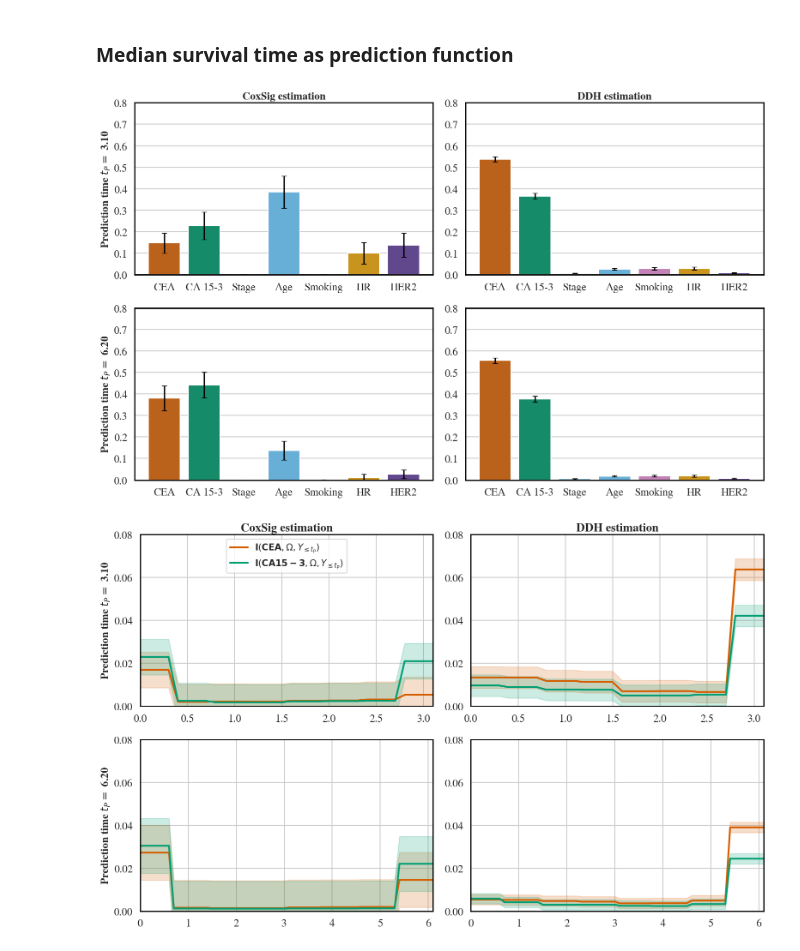
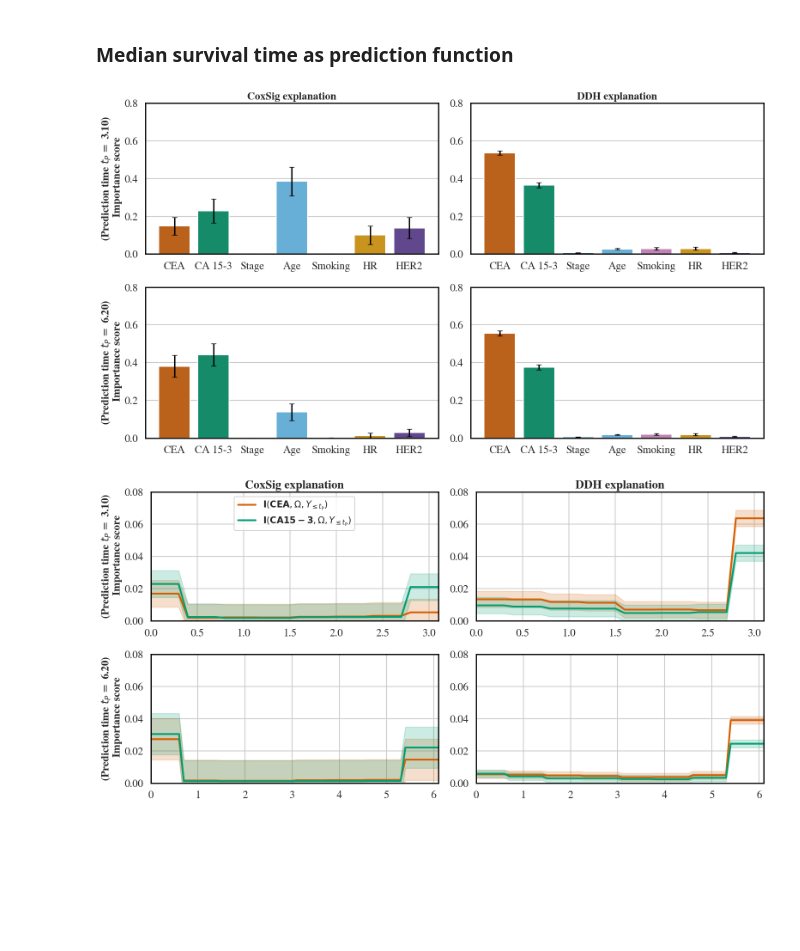
Before and after one commit to TeamHeKA/survinsights, a Jupyter notebook: MSK_figure_reproduce.ipynb, the cells around one changed output. Cells and saved outputs as stored; diff of their text form; code cells hidden in the pictures; blank space fills up the shorter version.

```diff
--- a/MSK_figure_reproduce.ipynb
+++ b/MSK_figure_reproduce.ipynb
@@ -242,7 +242,7 @@ def plot_IS_longi(mean_shap_at_pt, std_shap_at_pt, ax):
     ax.set_ylim(0, .08)
 
 
-fig, axs = plt.subplots(2, 2, figsize=(16,10))
+fig, axs = plt.subplots(2, 2, figsize=(16,8))
 
 for ax in fig.axes:
     [x.set_linewidth(2) for x in ax.spines.values()]
@@ -255,13 +255,15 @@ est_score_df, mean_shap_at_pt, std_shap_at_pt, ci_shap_at_pt, shap_per_feat = co
 plot_IS_feat(est_score_df, ci_shap_at_pt, axs[0, 0])
 # pred_time_idx = np.sum(~np.isnan(mean_shap_at_pt[0]))
 pred_time_idx = math.floor(pred_times[idx_pred_t]  / dt + 0.5)
-axs[0, 0].set_ylabel("Prediction time $t_P = $ {:.2f}".format((pred_time_idx) * dt), fontsize=18, fontweight="semibold")
-axs[0, 0].set_title("CoxSig estimation", fontsize=18, fontweight="semibold")
+axs[0, 0].vlines(1.6,ymin=0, ymax=1,color='red',linestyle='--',linewidth=4)
+axs[0, 0].set_ylabel("(Prediction time $t_P = $ {:.2f})".format((pred_time_idx) * dt) + "\n Importance score", fontsize=18, fontweight="semibold")
+axs[0, 0].set_title("CoxSig explanation", fontsize=18, fontweight="semibold")
 
 
 est_score_df, mean_shap_at_pt, std_shap_at_pt, ci_shap_at_pt, shap_per_feat = compute_IS(np.array(all_shap_DDH[idx_pred_t]))
 plot_IS_feat(est_score_df, ci_shap_at_pt, axs[0, 1])
-axs[0, 1].set_title("DDH estimation", fontsize=18, fontweight="semibold")
+axs[0, 1].vlines(1.6,ymin=0, ymax=1,color='red',linestyle='--',linewidth=4)
+axs[0, 1].set_title("DDH explanation", fontsize=18, fontweight="semibold")
 
 
 idx_pred_t = 1
@@ -269,11 +271,13 @@ est_score_df, mean_shap_at_pt, std_shap_at_pt, ci_shap_at_pt, shap_per_feat = co
 plot_IS_feat(est_score_df, ci_shap_at_pt, axs[1, 0])
 # pred_time_idx = np.sum(~np.isnan(mean_shap_at_pt[0]))
 pred_time_idx = math.floor(pred_times[idx_pred_t]  / dt + 0.5)
-axs[1, 0].set_ylabel("Prediction time $t_P = $ {:.2f}".format((pred_time_idx) * dt), fontsize=18, fontweight="semibold")
+axs[1, 0].vlines(1.6,ymin=0, ymax=1,color='red',linestyle='--',linewidth=4)
+axs[1, 0].set_ylabel("(Prediction time $t_P = $ {:.2f})".format((pred_time_idx) * dt) + "\n Importance score", fontsize=18, fontweight="semibold")
 
 
 est_score_df, mean_shap_at_pt, std_shap_at_pt, ci_shap_at_pt, shap_per_feat = compute_IS(np.array(all_shap_DDH[idx_pred_t]))
 plot_IS_feat(est_score_df, ci_shap_at_pt, axs[1, 1])
+axs[1, 1].vlines(1.6,ymin=0, ymax=1,color='red',linestyle='--',linewidth=4)
 
 plt.tight_layout()
 plt.savefig('figures/shap_MSK_mean_score_per_feat.pdf')
@@ -283,5 +287,5 @@ plt.show()
 # %%
-fig, axs = plt.subplots(2, 2, figsize=(16,10))
+fig, axs = plt.subplots(2, 2, figsize=(16,8))
 
 for ax in fig.axes:
     [x.set_linewidth(2) for x in ax.spines.values()]
@@ -294,16 +298,16 @@ est_score_df, mean_shap_at_pt, std_shap_at_pt, ci_shap_at_pt, shap_per_feat = co
 pred_time_idx = math.floor(pred_times[idx_pred_t]  / dt + 0.5)
 plot_IS_longi(mean_shap_at_pt, std_shap_at_pt, axs[0, 0])
 axs[0, 0].legend(ncols=1, fontsize=15, loc="upper center")
-axs[0, 0].set_title("CoxSig estimation", fontweight="semibold", fontsize=20)
+axs[0, 0].set_title("CoxSig explanation", fontweight="semibold", fontsize=20)
 # axs[0, 0].legend(ncols=1, fontsize=15, loc="upper left")
 axs[0, 0].set_xlim(0, (pred_time_idx) * dt)
 axs[0, 0].set_ylim(0, .08)
-axs[0, 0].set_ylabel("Prediction time $t_P = $ {:.2f}".format((pred_time_idx) * dt), fontsize=18, fontweight="semibold")
+axs[0, 0].set_ylabel("(Prediction time $t_P = $ {:.2f})".format((pred_time_idx) * dt) + "\n Importance score", fontsize=18, fontweight="semibold")
 
 est_score_df, mean_shap_at_pt, std_shap_at_pt, ci_shap_at_pt, shap_per_feat = compute_IS(np.array(all_shap_DDH[idx_pred_t]))
 # pred_time_idx = np.sum(~np.isnan(mean_shap_at_pt[0]))
 plot_IS_longi(mean_shap_at_pt, std_shap_at_pt, axs[0, 1])
-axs[0, 1].set_title("DDH estimation", fontweight="semibold", fontsize=20)
+axs[0, 1].set_title("DDH explanation", fontweight="semibold", fontsize=20)
 axs[0, 1].set_xlim(0, (pred_time_idx) * dt)
 
 
@@ -314,7 +318,7 @@ pred_time_idx = math.floor(pred_times[idx_pred_t]  / dt + 0.5)
 plot_IS_longi(mean_shap_at_pt, std_shap_at_pt, axs[1, 0])
 axs[1, 0].set_ylim(0, .08)
 axs[1, 0].set_xlim(0, (pred_time_idx - 1) * dt)
-axs[1, 0].set_ylabel("Prediction time $t_P = $ {:.2f}".format((pred_time_idx) * dt), fontsize=18, fontweight="semibold")
+axs[1, 0].set_ylabel("(Prediction time $t_P = $ {:.2f})".format((pred_time_idx) * dt) + "\n Importance score", fontsize=18, fontweight="semibold")
 
 est_score_df, mean_shap_at_pt, std_shap_at_pt, ci_shap_at_pt, shap_per_feat = compute_IS(np.array(all_shap_DDH[idx_pred_t]))
 plot_IS_longi(mean_shap_at_pt, std_shap_at_pt, axs[1, 1])
@@ -383,7 +435,7 @@ def plot_IS_longi(mean_shap_at_pt, std_shap_at_pt, ax):
     ax.set_ylim(0, .08)
 
 
-fig, axs = plt.subplots(2, 2, figsize=(16,10))
+fig, axs = plt.subplots(2, 2, figsize=(16,9))
 
 for ax in fig.axes:
     [x.set_linewidth(2) for x in ax.spines.values()]
@@ -396,13 +448,13 @@ est_score_df, mean_shap_at_pt, std_shap_at_pt, ci_shap_at_pt, shap_per_feat = co
 plot_IS_feat(est_score_df, ci_shap_at_pt, axs[0, 0])
 # pred_time_idx = np.sum(~np.isnan(mean_shap_at_pt[0]))
 pred_time_idx = math.floor(pred_times[idx_pred_t]  / dt + 0.5)
-axs[0, 0].set_ylabel("Prediction time $t_P = $ {:.2f}".format((pred_time_idx) * dt), fontsize=18, fontweight="semibold")
-axs[0, 0].set_title("CoxSig estimation", fontsize=18, fontweight="semibold")
+axs[0, 0].set_ylabel("(Prediction time $t_P = $ {:.2f})".format((pred_time_idx) * dt) + "\n Importance score", fontsize=18, fontweight="semibold")
+axs[0, 0].set_title("CoxSig explanation", fontsize=18, fontweight="semibold")
 
 
 est_score_df, mean_shap_at_pt, std_shap_at_pt, ci_shap_at_pt, shap_per_feat = compute_IS(np.array(all_shap_DDH[idx_pred_t]))
 plot_IS_feat(est_score_df, ci_shap_at_pt, axs[0, 1])
-axs[0, 1].set_title("DDH estimation", fontsize=18, fontweight="semibold")
+axs[0, 1].set_title("DDH explanation", fontsize=18, fontweight="semibold")
 
 
 idx_pred_t = 1
@@ -410,7 +462,7 @@ est_score_df, mean_shap_at_pt, std_shap_at_pt, ci_shap_at_pt, shap_per_feat = co
 plot_IS_feat(est_score_df, ci_shap_at_pt, axs[1, 0])
 # pred_time_idx = np.sum(~np.isnan(mean_shap_at_pt[0]))
 pred_time_idx = math.floor(pred_times[idx_pred_t]  / dt + 0.5)
-axs[1, 0].set_ylabel("Prediction time $t_P = $ {:.2f}".format((pred_time_idx) * dt), fontsize=18, fontweight="semibold")
+axs[1, 0].set_ylabel("(Prediction time $t_P = $ {:.2f})".format((pred_time_idx) * dt) + "\n Importance score", fontsize=18, fontweight="semibold")
 
 
 est_score_df, mean_shap_at_pt, std_shap_at_pt, ci_shap_at_pt, shap_per_feat = compute_IS(np.array(all_shap_DDH[idx_pred_t]))
@@ -420,9 +472,9 @@ plt.tight_layout()
 plt.savefig('figures/shap_MSK_med_score_per_feat.pdf')
 plt.show()
 # %% [output]
-[figure, old version]
+[figure, new version]
 # %%
-fig, axs = plt.subplots(2, 2, figsize=(16,10))
+fig, axs = plt.subplots(2, 2, figsize=(16,8))
 
 for ax in fig.axes:
     [x.set_linewidth(2) for x in ax.spines.values()]
@@ -435,35 +487,35 @@ est_score_df, mean_shap_at_pt, std_shap_at_pt, ci_shap_at_pt, shap_per_feat = co
 pred_time_idx = math.floor(pred_times[idx_pred_t]  / dt + 0.5)
 plot_IS_longi(mean_shap_at_pt, std_shap_at_pt, axs[0, 0])
 axs[0, 0].legend(ncols=1, fontsize=15, loc="upper center")
-axs[0, 0].set_title("CoxSig estimation", fontweight="semibold", fontsize=20)
+axs[0, 0].set_title("CoxSig explanation", fontweight="semibold", fontsize=20)
 # axs[0, 0].legend(ncols=1, fontsize=15, loc="upper left")
 axs[0, 0].set_xlim(0, (pred_time_idx) * dt)
 axs[0, 0].set_ylim(0, .08)
-axs[0, 0].set_ylabel("Prediction time $t_P = $ {:.2f}".format((pred_time_idx) * dt), fontsize=18, fontweight="semibold")
+axs[0, 0].set_ylabel("(Prediction time $t_P = $ {:.2f})".format((pred_time_idx) * dt) + "\n Importance score", fontsize=18, fontweight="semibold")
 
 est_score_df, mean_shap_at_pt, std_shap_at_pt, ci_shap_at_pt, shap_per_feat = compute_IS(np.array(all_shap_DDH[idx_pred_t]))
 # pred_time_idx = np.sum(~np.isnan(mean_shap_at_pt[0]))
 plot_IS_longi(mean_shap_at_pt, std_shap_at_pt, axs[0, 1])
-axs[0, 1].set_title("DDH estimation", fontweight="semibold", fontsize=20)
+axs[0, 1].set_title("DDH explanation", fontweight="semibold", fontsize=20)
 axs[0, 1].set_xlim(0, (pred_time_idx) * dt)
 
 
 idx_pred_t = 1
 est_score_df, mean_shap_at_pt, std_shap_at_pt, ci_shap_at_pt, shap_per_feat = compute_IS(np.array(all_shap_CoxSig[idx_pred_t]))
 # pred_time_idx = np.sum(~np.isnan(mean_shap_at_pt[0]))
 pred_time_idx = math.floor(pred_times[idx_pred_t]  / dt + 0.5)
 plot_IS_longi(mean_shap_at_pt, std_shap_at_pt, axs[1, 0])
 axs[1, 0].set_ylim(0, .08)
 axs[1, 0].set_xlim(0, (pred_time_idx - 1) * dt)
-axs[1, 0].set_ylabel("Prediction time $t_P = $ {:.2f}".format((pred_time_idx) * dt), fontsize=18, fontweight="semibold")
+axs[1, 0].set_ylabel("(Prediction time $t_P = $ {:.2f})".format((pred_time_idx) * dt) + "\n Importance score", fontsize=18, fontweight="semibold")
 
 est_score_df, mean_shap_at_pt, std_shap_at_pt, ci_shap_at_pt, shap_per_feat = compute_IS(np.array(all_shap_DDH[idx_pred_t]))
 plot_IS_longi(mean_shap_at_pt, std_shap_at_pt, axs[1, 1])
 axs[1, 1].set_ylim(0, .08)
 axs[1, 1].set_xlim(0, (pred_time_idx - 1) * dt)
 
 plt.tight_layout()
 plt.savefig('figures/shap_MSK_med_score_per_longi.pdf')
 plt.show()
 # %% [output]
-[figure, old version]
+[figure, new version]
```
Also changed, not shown: parts of 4 cells of this notebook, 2 other files.
